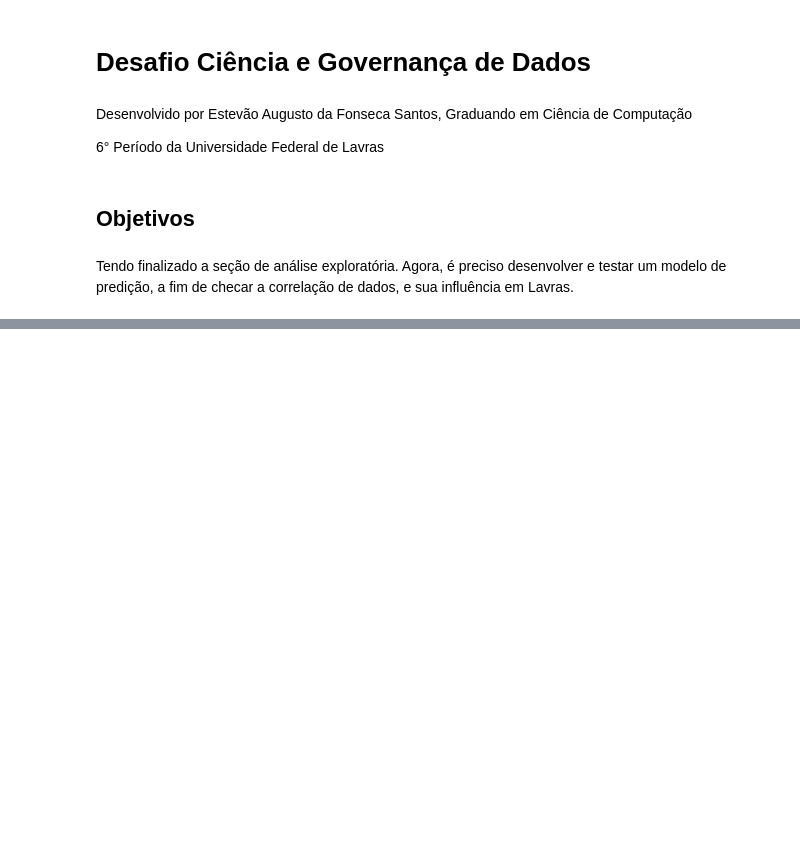
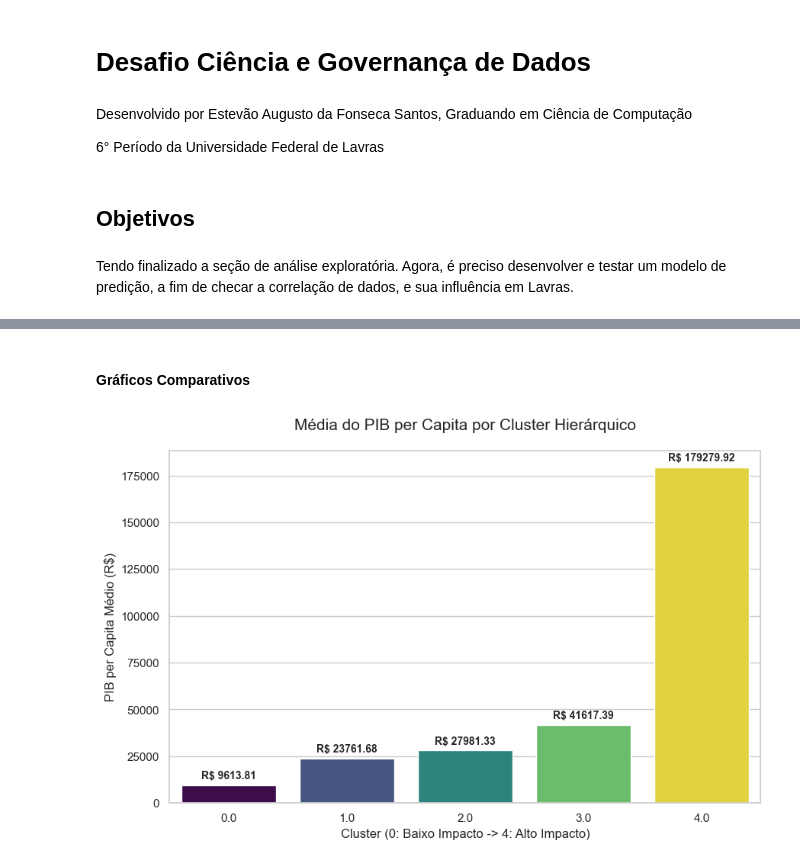
Before and after one commit to EstevaoAugusto/ZettaLab-2ed-Desafio-Ciencia-e-Governanca-de-Dados, a Jupyter notebook: notebooks/3_aplicacao_ia.ipynb, the cells around one changed output, grey strips where cells are left out. Drawn from its saved outputs; the diff is of its cells as text; code cells hidden in the pictures; blank space fills up the shorter version.

```diff
--- a/notebooks/3_aplicacao_ia.ipynb
+++ b/notebooks/3_aplicacao_ia.ipynb
@@ -150,0 +203,20 @@ pib                      -0.014657           0.982175  1.000000
+# %%
+# 4. Executando o K-Means final com 5 clusters
+n_clusters = 5
+kmeans = KMeans(n_clusters=n_clusters, init='k-means++', random_state=42)
+clusters = kmeans.fit_predict(X_scaled)
+
+# 5. Adicionando o resultado de volta ao DataFrame original
+# Usamos .loc para garantir que os clusters batam com os índices originais caso existam NaNs removidos
+df_aux.loc[df_aux.index, 'cluster_original'] = clusters
+
+# 6. Verificando o perfil médio de cada grupo
+medias_por_cluster = df_aux.groupby('cluster_original')['pib_per_capita'].mean().sort_values()
+
+mapeamento_ordenado = {cluster_antigo: i for i, cluster_antigo in enumerate(medias_por_cluster.index)}
+
+df_aux.loc[df_aux.index,'cluster_hierarquico'] = df_aux['cluster_original'].map(mapeamento_ordenado)
+
+medias_pib = df_aux.groupby('cluster_hierarquico')['pib_per_capita'].mean().reset_index()
+print("PIB Per Capita Médio por Cluster:")
+print(medias_pib)
@@ -150,0 +249,39 @@ pib                      -0.014657           0.982175  1.000000
+# %% [markdown]
+#### Gráficos Comparativos
+# %%
+sns.set_theme(style="whitegrid")
+
+plt.figure(figsize=(10, 6))
+
+# Criando o Barplot
+# O Seaborn calcula automaticamente a média do 'target' para cada 'cluster'
+ax = sns.barplot(
+    x='cluster_hierarquico',
+    y='pib_per_capita',
+    hue='cluster_hierarquico',
+    data=df_aux,
+    errorbar=None,
+    legend=False,
+    palette='viridis',  # Gradiente de cor que reforça a ideia de escala
+)
+
+# Adicionando títulos e rótulos
+plt.title('Média do PIB per Capita por Cluster Hierárquico', fontsize=15, pad=20)
+plt.xlabel('Cluster (0: Baixo Impacto -> 4: Alto Impacto)', fontsize=12)
+plt.ylabel('PIB per Capita Médio (R$)', fontsize=12)
+
+# Adicionando os valores exatos em cima das barras para facilitar a leitura
+for p in ax.patches:
+    ax.annotate(f'R$ {p.get_height():.2f}',
+                (p.get_x() + p.get_width() / 2., p.get_height()),
+                ha = 'center', va = 'center',
+                xytext = (0, 9),
+                textcoords = 'offset points',
+                fontsize=10, fontweight='bold')
+
+plt.savefig(f"{REPORTS_DIRECTORY_PATH}/09_barplot_media_pib_per_capita_por_cluster_hierarquico.png", dpi=300, bbox_inches='tight')
+
+plt.show()
+plt.close()
+# %% [output]
+[figure, added]
```
Also changed, not shown: parts of 79 cells of this notebook.
